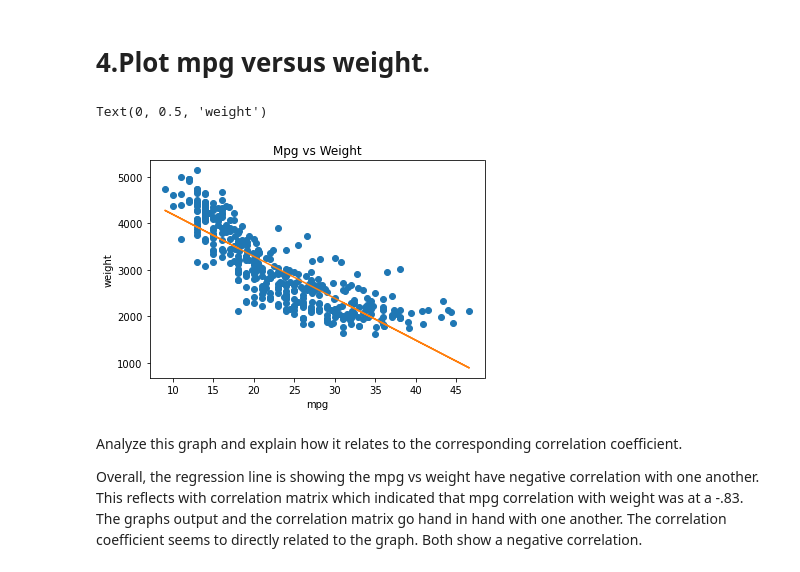
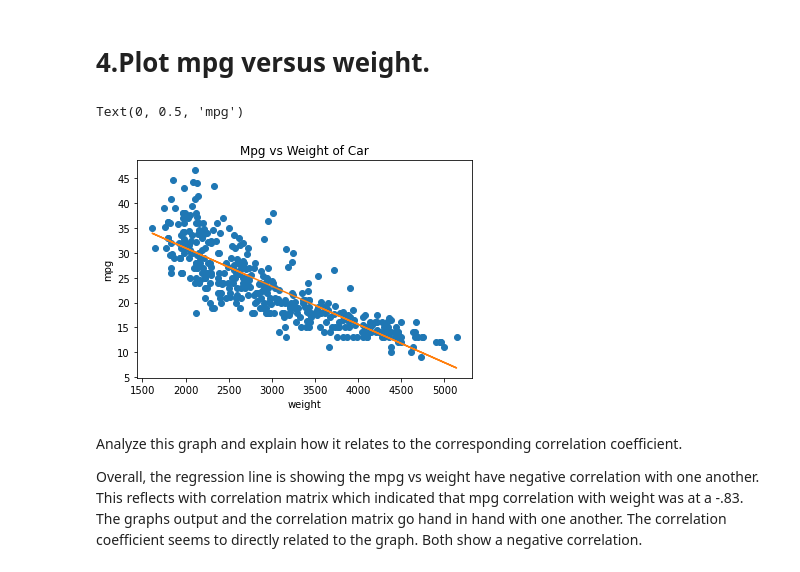
Before and after one commit to cast6858/DataScience_DSC_550, a Jupyter notebook: Week4/AutoMpgWeek4.ipynb, the cells around one changed output. Saved outputs shown, nothing was run; the diff lists cells and outputs as text; code cells hidden in the pictures.

```diff
--- a/Week4/AutoMpgWeek4.ipynb
+++ b/Week4/AutoMpgWeek4.ipynb
@@ -137,23 +139,24 @@ https://www.projectpro.io/recipes/drop-out-highly-correlated-features-in-python
 # 4.Plot mpg versus weight.
 # %%
 #plotting scatter
-plt.plot(auto_df['mpg'], auto_df['weight'], 'o')
+plt.plot(auto_df['weight'], auto_df['mpg'],  'o')
 
 #Getting slope m and intercept b of linear regression
-m, b = np.polyfit(auto_df['mpg'], auto_df['weight'], 1)
+m, b = np.polyfit( auto_df['weight'],auto_df['mpg'], 1)
 
 #ploting line
-plt.plot(auto_df['mpg'], m*auto_df['mpg']+b)
+#Using a regression line
+plt.plot(auto_df['weight'], m*auto_df['weight']+b)
 
 #Plot title
-plt.title("Mpg vs Weight")
+plt.title("Mpg vs Weight of Car")
 #Plot x axis
-plt.xlabel("mpg")
+plt.xlabel("weight")
 #plot y axis
-plt.ylabel("weight")
+plt.ylabel("mpg")
 # %% [output]
-Text(0, 0.5, 'weight')
+Text(0, 0.5, 'mpg')
-[figure, old version]
+[figure, new version]
 # %% [markdown]
 Analyze this graph and explain how it relates to the corresponding correlation coefficient.
 
```
Also changed, not shown: parts of 24 cells of this notebook.
